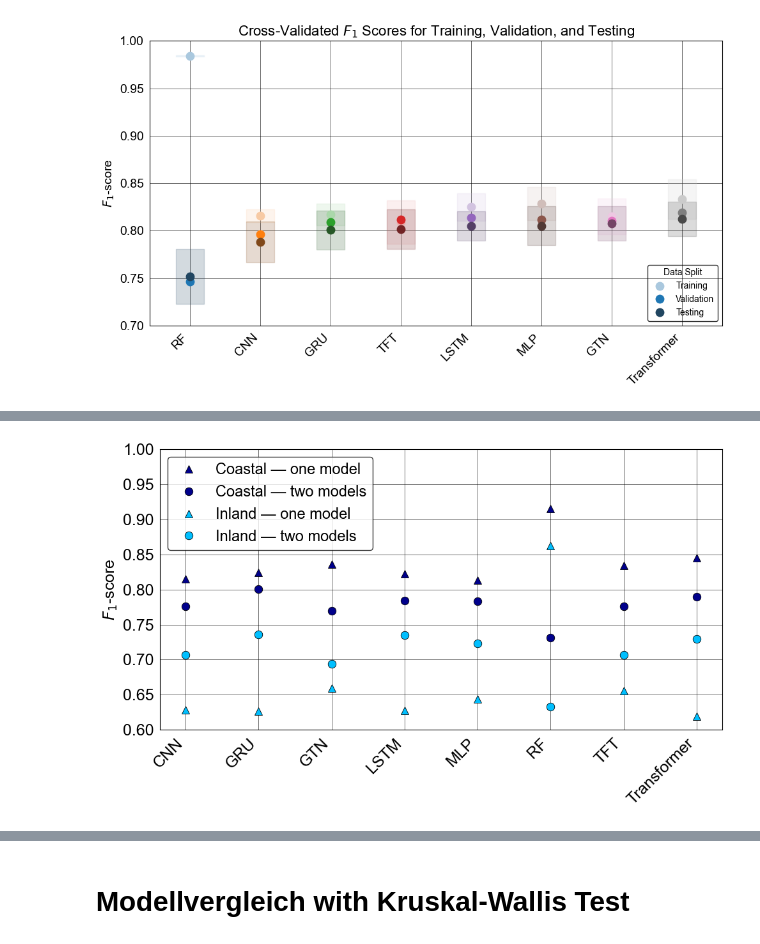
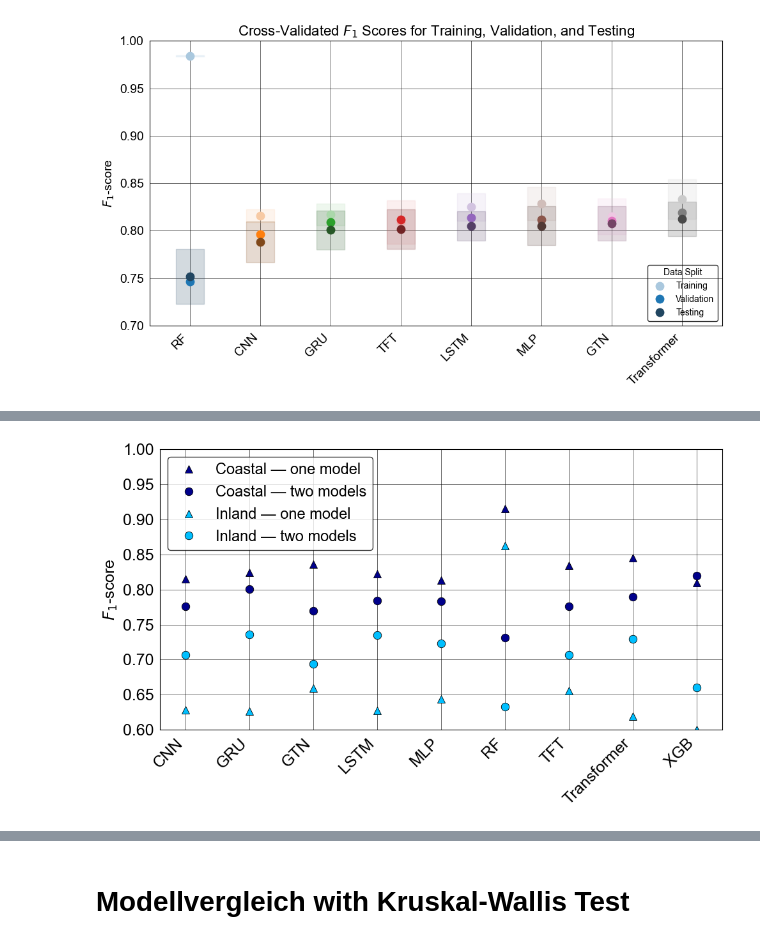
Before and after one commit to paulinebecker2002/mesogeos, a Jupyter notebook: outputs/F1_Score_Comparison.ipynb, the cells around one changed output, grey strips where cells are left out. Drawn from its saved outputs; the diff is of its cells as text; code cells hidden in the pictures.

```diff
--- a/outputs/F1_Score_Comparison.ipynb
+++ b/outputs/F1_Score_Comparison.ipynb
@@ -30,6 +30,7 @@ model_names = [
     "rf",
     "tft",
     "transformer",
+    "xgb"
 ]
 
 summary_rows = []
@@ -422,6 +425,6 @@ plot_f1_score_points_black(merge_df)
 # %%
-regions_df = pd.read_csv("/Users/I566184/bachelorarbeit_coding/mesogeos/csv/inland_coastal/f1_by_region.csv", sep=",")
-regions_models_df = pd.read_csv("/Users/I566184/bachelorarbeit_coding/mesogeos/csv/inland_coastal/f1_oneModel_twoModel_inland_coastal.csv", sep=",")
+regions_df = pd.read_csv("/Users/paulinebecker/Desktop/mesogeos_git/mesogeos/csv/inland_coastal/f1_by_region.csv", sep=",")
+regions_models_df = pd.read_csv("/Users/paulinebecker/Desktop/mesogeos_git/mesogeos/csv/inland_coastal/f1_oneModel_twoModel_inland_coastal.csv", sep=",")
 # %%
 def plot_f1_score_points_regions_black(df, model_col="Abbreviations"):
 
@@ -649,35 +652,35 @@ def plot_f1_by_region_and_regime_csv(df, model_col="Abbreviation"):
     ax.set_title("")
     ax.yaxis.set_tick_params(labelsize=18, colors='black')
     ax.xaxis.set_tick_params(colors='black')
     ax.grid(True, color='black', linestyle='-', linewidth=0.7, alpha=0.6)
     for spine in ax.spines.values():
         spine.set_color('black')
 
     combined_handles = []
     for region, col in region_colors.items():
         for reg, marker in regime_markers.items():
             label = f"{region} — {'one model' if reg=='OneModel' else 'two models'}"
             h = plt.Line2D([0], [0],
                            marker=marker, linestyle='None', markersize=9,
                            markerfacecolor=col, markeredgecolor='black', markeredgewidth=0.6,
                            color=col, label=label)
             combined_handles.append(h)
 
     leg = ax.legend(handles=combined_handles, title="", loc="upper left",
                     facecolor='white', edgecolor='black', fontsize=17, framealpha=0.8)
     plt.setp(leg.get_title(), color='black')
     for text in leg.get_texts():
         text.set_color("black")
 
     plt.tight_layout()
     plt.savefig(
-        '/Users/paulinebecker/Library/Mobile Documents/com~apple~CloudDocs/Uni/Wirtschaftsinformatik KIT/Semester6/Bachlorarbeit/Graphics/Results/F1_score/F1_scores_by_region_regime_transparent_black.pdf',
+        '/Users/paulinebecker/Library/Mobile Documents/com~apple~CloudDocs/Uni/Wirtschaftsinformatik KIT/Semester6/Bachlorarbeit/Graphics/Results/Paper Revision/F1_scores_by_region_regime_transparent_black.pdf',
         format='pdf', dpi=300, bbox_inches='tight', transparent=True
     )
     plt.show()
 plot_f1_by_region_and_regime_csv(regions_models_df)
 # %% [output]
-[figure, old version]
+[figure, new version]
 # %%
 def plot_f1_score_points_aucpr(df, model_col="Abbreviations"):
     df = df.sort_values(by='F1_Testing_mean', ascending=True).reset_index(drop=True)
```
Also changed, not shown: parts of 16 cells of this notebook, 18 other files.
